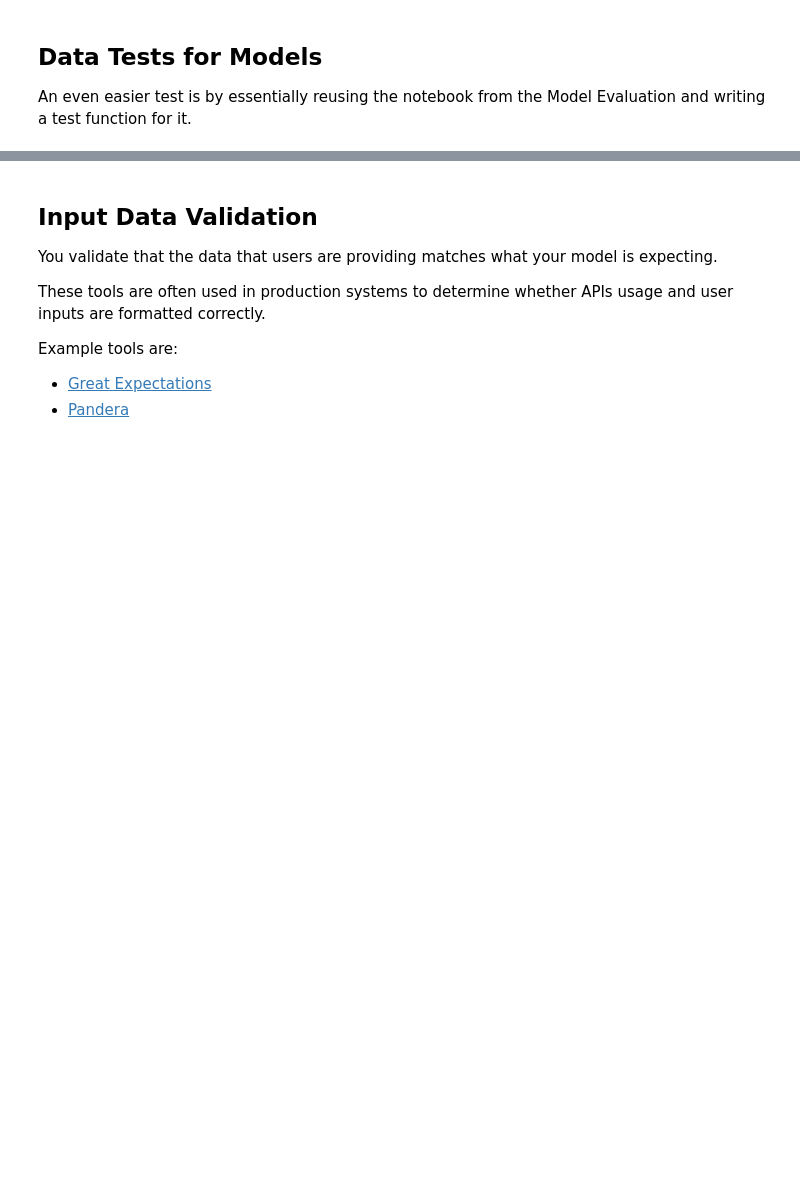
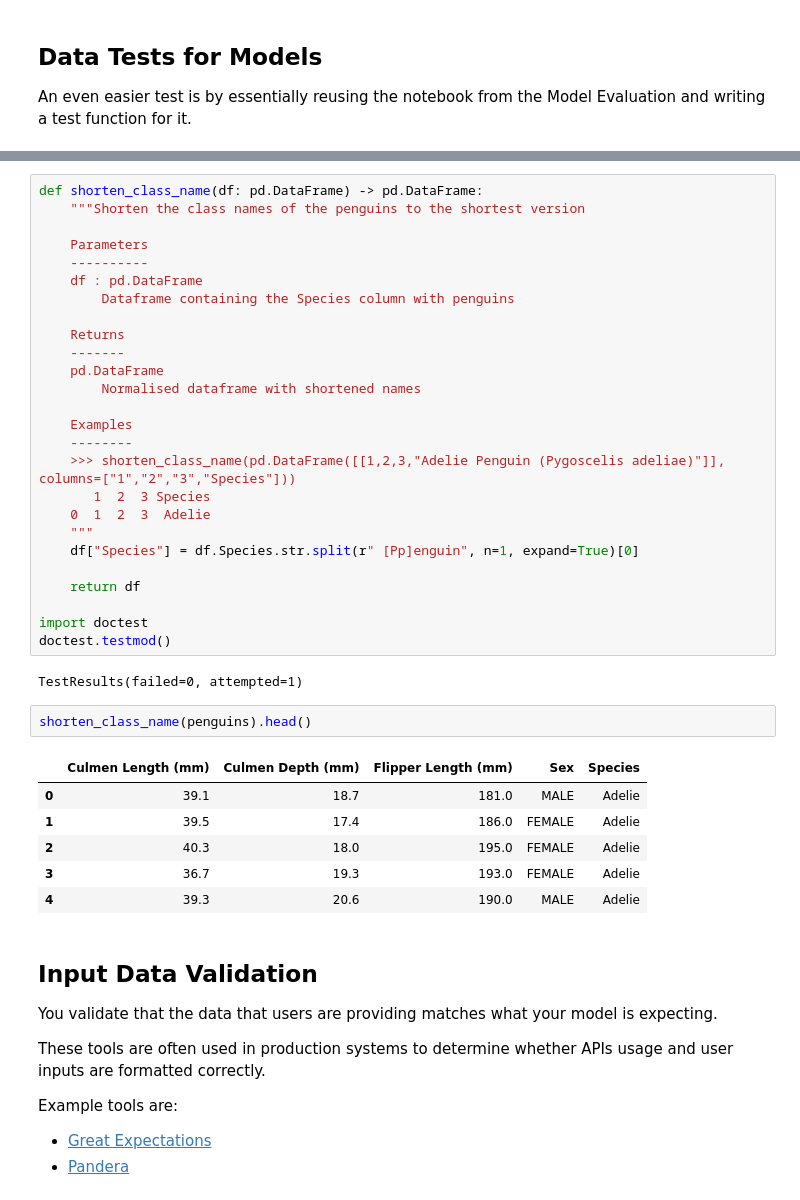
Before and after one commit to JesperDramsch/ml.recipes, a Jupyter notebook: notebooks/4 - Testing.ipynb, the cells around one changed output, grey strips where cells are left out. Saved outputs shown, nothing was run; the diff lists cells and outputs as text; blank space fills up the shorter version.

Commit message:
Doctest

```diff
--- a/notebooks/4 - Testing.ipynb
+++ b/notebooks/4 - Testing.ipynb
@@ -70,3 +81,40 @@ test_adelie(clf)
+# %%
+def shorten_class_name(df: pd.DataFrame) -> pd.DataFrame:
+    """Shorten the class names of the penguins to the shortest version
+
+    Parameters
+    ----------
+    df : pd.DataFrame
+        Dataframe containing the Species column with penguins
+
+    Returns
+    -------
+    pd.DataFrame
+        Normalised dataframe with shortened names
+
+    Examples
+    --------
+    >>> shorten_class_name(pd.DataFrame([[1,2,3,"Adelie Penguin (Pygoscelis adeliae)"]], columns=["1","2","3","Species"]))
+       1  2  3 Species
+    0  1  2  3  Adelie
+    """
+    df["Species"] = df.Species.str.split(r" [Pp]enguin", n=1, expand=True)[0]
+
+    return df
+
+import doctest
+doctest.testmod()
+# %% [output]
+TestResults(failed=0, attempted=1)
+# %%
+shorten_class_name(penguins).head()
+# %% [output]
+|  | Culmen Length (mm) | Culmen Depth (mm) | Flipper Length (mm) | Sex | Species |
+| 0 | 39.1 | 18.7 | 181.0 | MALE | Adelie |
+| 1 | 39.5 | 17.4 | 186.0 | FEMALE | Adelie |
+| 2 | 40.3 | 18.0 | 195.0 | FEMALE | Adelie |
+| 3 | 36.7 | 19.3 | 193.0 | FEMALE | Adelie |
+| 4 | 39.3 | 20.6 | 190.0 | MALE | Adelie |
 # %% [markdown]
 ## Input Data Validation
 You validate that the data that users are providing matches what your model is expecting.
```
Also changed, not shown: parts of 3 cells of this notebook, 1 other file.
